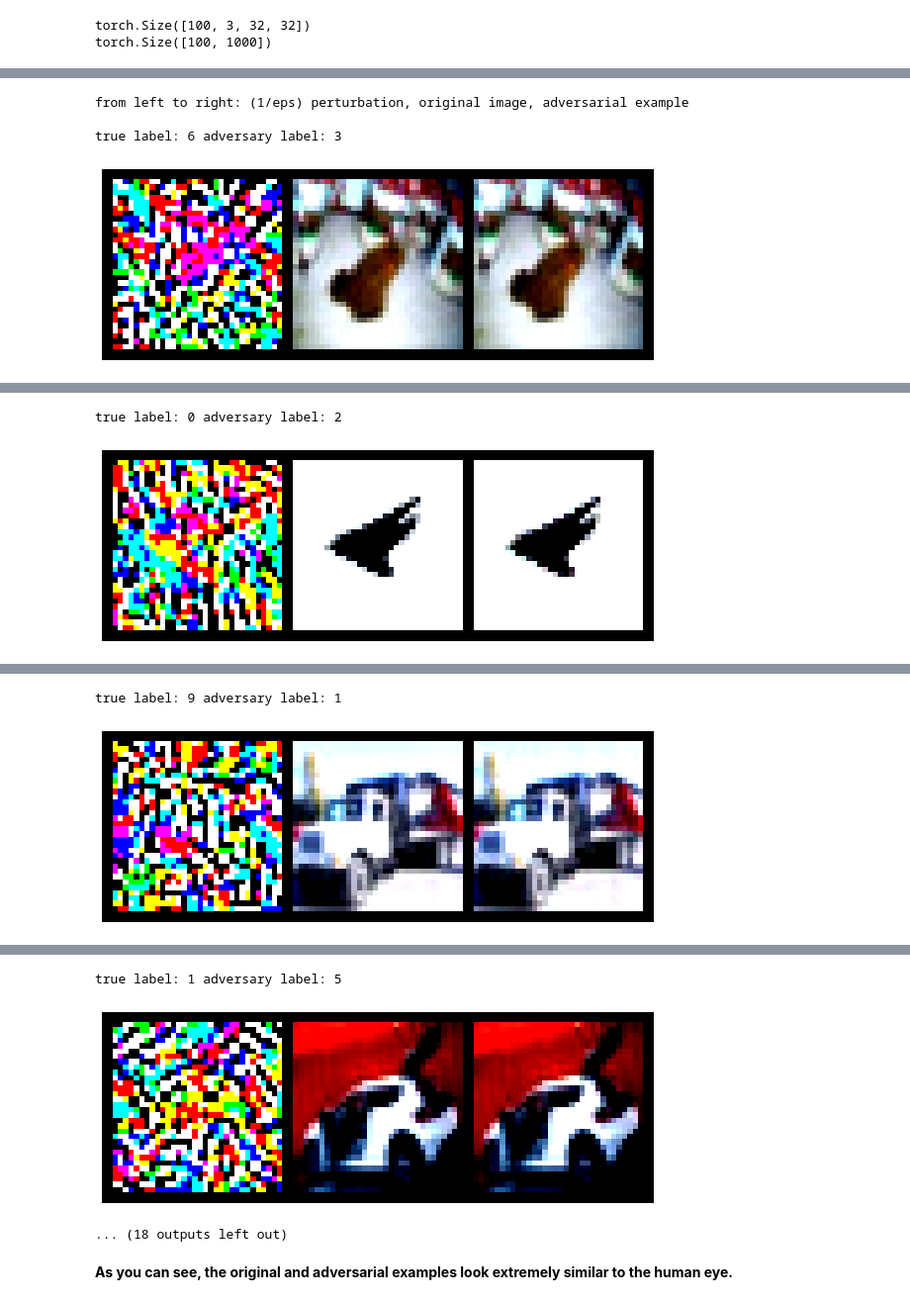
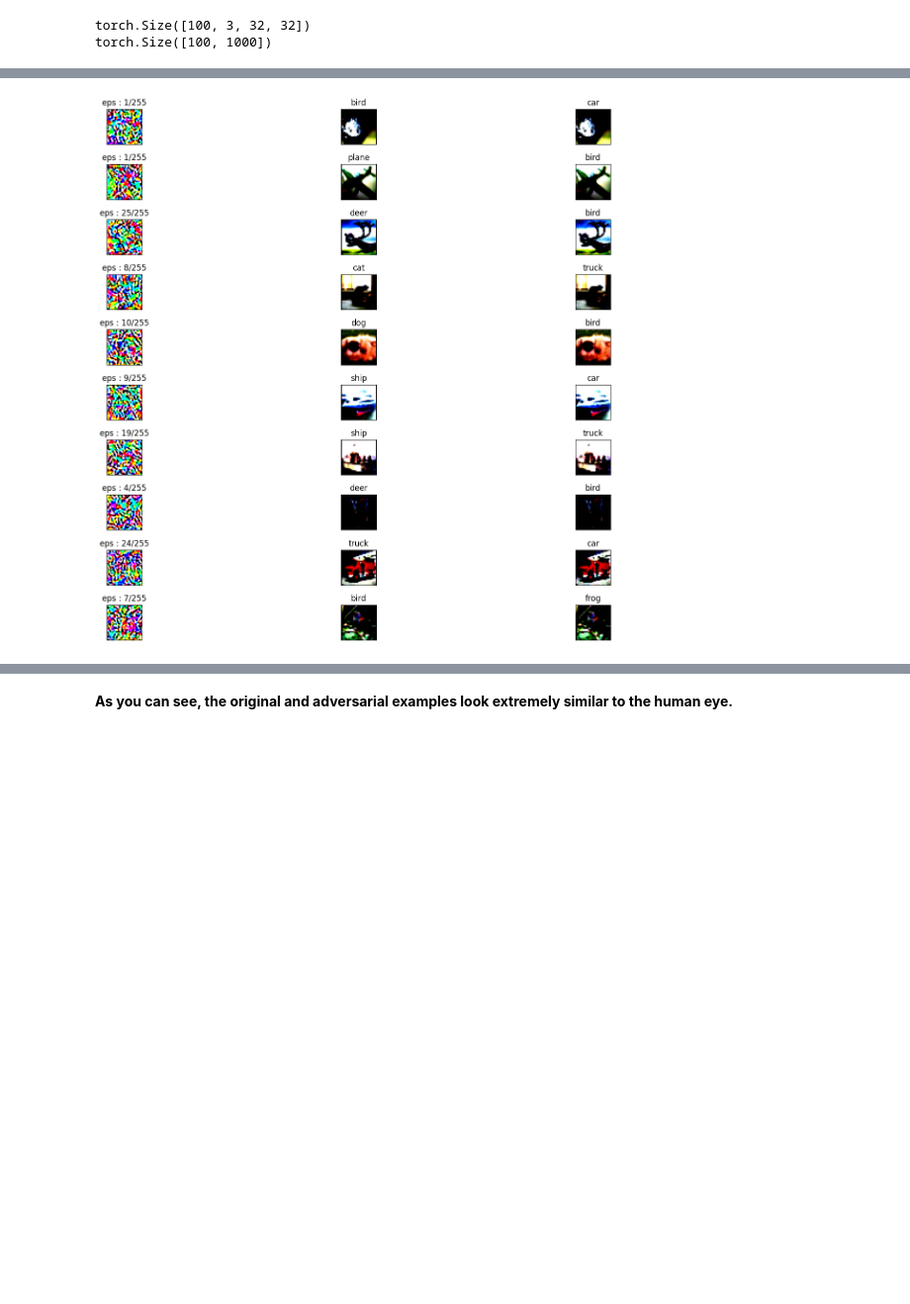
Before and after one commit to Amine-Bens/Adverserial-attacks-on-NN, a Jupyter notebook: 2.Adversarial Training on CIFAR-10 with FGSM and PGD attacks.ipynb, the cells around one changed output, grey strips where cells are left out. Shown: that part at 99% size. Saved outputs shown, nothing was run; the diff lists cells and outputs as text; code cells hidden in the pictures; blank space fills up the shorter version.

Commit message:
re-orgnise data and visualisation

```diff
--- a/2.Adversarial Training on CIFAR-10 with FGSM and PGD attacks.ipynb
+++ b/2.Adversarial Training on CIFAR-10 with FGSM and PGD attacks.ipynb
@@ -90,16 +90,15 @@ classes = ('plane', 'car', 'bird', 'cat', 'deer',
 
 # Model
 print('==> Building model..')
-net = resnet18()
-net = net.to(device)
+net = resnet18().to(device)
 if device == 'cuda':
     net = torch.nn.DataParallel(net)
     cudnn.benchmark = True
 
 criterion = nn.CrossEntropyLoss()
-optimizer = optim.SGD(net.parameters(), lr=lr,
-                      momentum=0.9, weight_decay=5e-4)
+optimizer = optim.SGD(net.parameters(), lr=lr, momentum=0.9, weight_decay=5e-4)
 scheduler = torch.optim.lr_scheduler.CosineAnnealingLR(optimizer, T_max=200)
+print('Model built successfully !')
 # %% [output]
 ==> Preparing data..
 Files already downloaded and verified
@@ -210,6 +217,7 @@ selected = random.sample(range(0,100),10)
 # %%
 # Plot grid with random batch_size training images with their corresponding label
 x_train, y_train = next(iter(imgloader))
+x_train = np.clip(x_train, 0, 1)
 plt.figure(figsize=(10,10))
 for i in range(10):
     plt.subplot(5, 5, i+1)
@@ -271,7 +269,10 @@ def FGSM(net, x, y, eps):
 # %%
 print()
-print('from left to right: (1/eps) perturbation, original image, adversarial example')
+print('(1/eps) perturbation, original image, adversarial example')
 print()
+cnt = 3
+plt.figure(figsize=(15,15))
+
 for i in selected:
     eps=1/255
     while True:
@@ -280,16 +281,32 @@ for i in selected:
             eps=eps+(1/255)
         else:
             break
-    print("true label:", org_labels[i].item(), "adversary label:", y_adv.item())
-    triple=[]
     with torch.no_grad():
-        triple.append((1/eps)*pert.detach().clone().squeeze_(0))
-        triple.append(org_images[i])
-        triple.append(x_adv.detach().clone().squeeze_(0))
-        triple=torch.stack(triple)
-        grid = torchvision.utils.make_grid(triple.cpu()/2+0.5)
-        plt.figure(figsize=(10,10))
-        plt.imshow(grid.numpy().transpose((1, 2, 0)))
-        plt.axis('off')
-        plt.show()
+        image1 = (1/eps)*pert.detach().clone().squeeze_(0).cpu().numpy().transpose(1,2,0)
+        image1 = np.clip(image1, 0, 1)
+        image2 = org_images[i].cpu().numpy().transpose(1,2,0)
+        image2 = np.clip(image2, 0, 1)
+        image3 = x_adv.detach().clone().squeeze_(0).cpu().numpy().transpose(1,2,0)
+        image3 = np.clip(image3, 0, 1)
+
+        cnt += 1
+        plt.subplot(len(selected)+3,3,cnt)
+        plt.xticks([], [])
+        plt.yticks([], [])
+        plt.title("eps : %d/255"%(eps*255))
+        plt.imshow(image1)
+        cnt += 1
+        plt.subplot(len(selected)+3,3,cnt)
+        plt.xticks([], [])
+        plt.yticks([], [])
+        plt.title("{}".format(classes[org_labels[i].item()]))
+        plt.imshow(image2)
+        cnt += 1
+        plt.subplot(len(selected)+3,3,cnt)
+        plt.xticks([], [])
+        plt.yticks([], [])
+        plt.title("{}".format(classes[y_adv.item()]))
+        plt.imshow(image3)
+plt.tight_layout()
+plt.show()
 # %% [output]
@@ -297,4 +314 @@ WARNING:matplotlib.image:Clipping input data to the valid range for imshow with
-from left to right: (1/eps) perturbation, original image, adversarial example
-
-true label: 6 adversary label: 3
-[figure, old version]
+[figure, new version]
@@ -302,2 +314,0 @@ WARNING:matplotlib.image:Clipping input data to the valid range for imshow with
-true label: 0 adversary label: 2
-[figure, removed]
@@ -305,2 +314,0 @@ WARNING:matplotlib.image:Clipping input data to the valid range for imshow with
-true label: 9 adversary label: 1
-[figure, removed]
@@ -308,6 +315,3 @@ WARNING:matplotlib.image:Clipping input data to the valid range for imshow with
-true label: 1 adversary label: 5
-[figure, removed]
-... (18 outputs left out)
 # %% [markdown]
 **As you can see, the original and adversarial examples look extremely similar to the human eye.**
 # %% [markdown]
```
Also changed, not shown: parts of 25 cells of this notebook, 3 other files.
